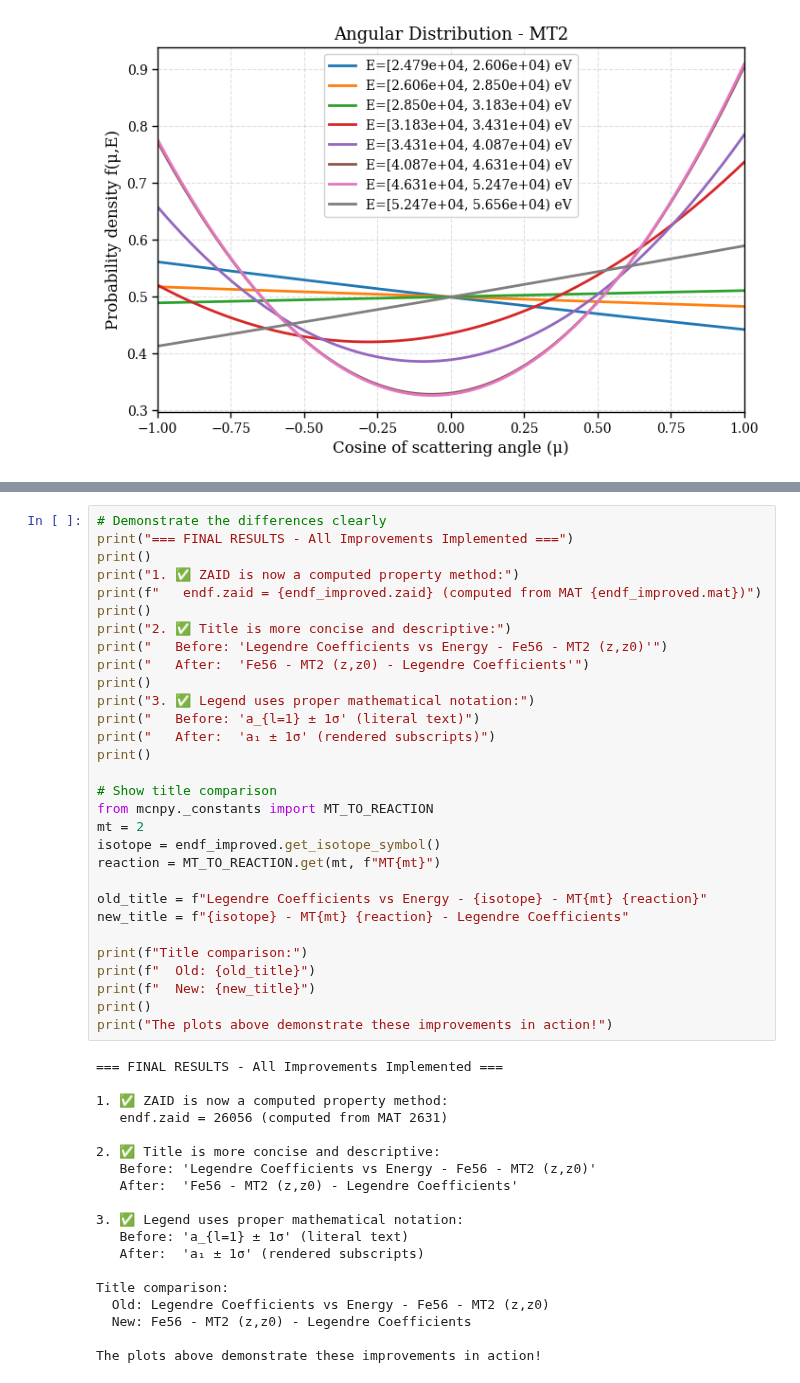
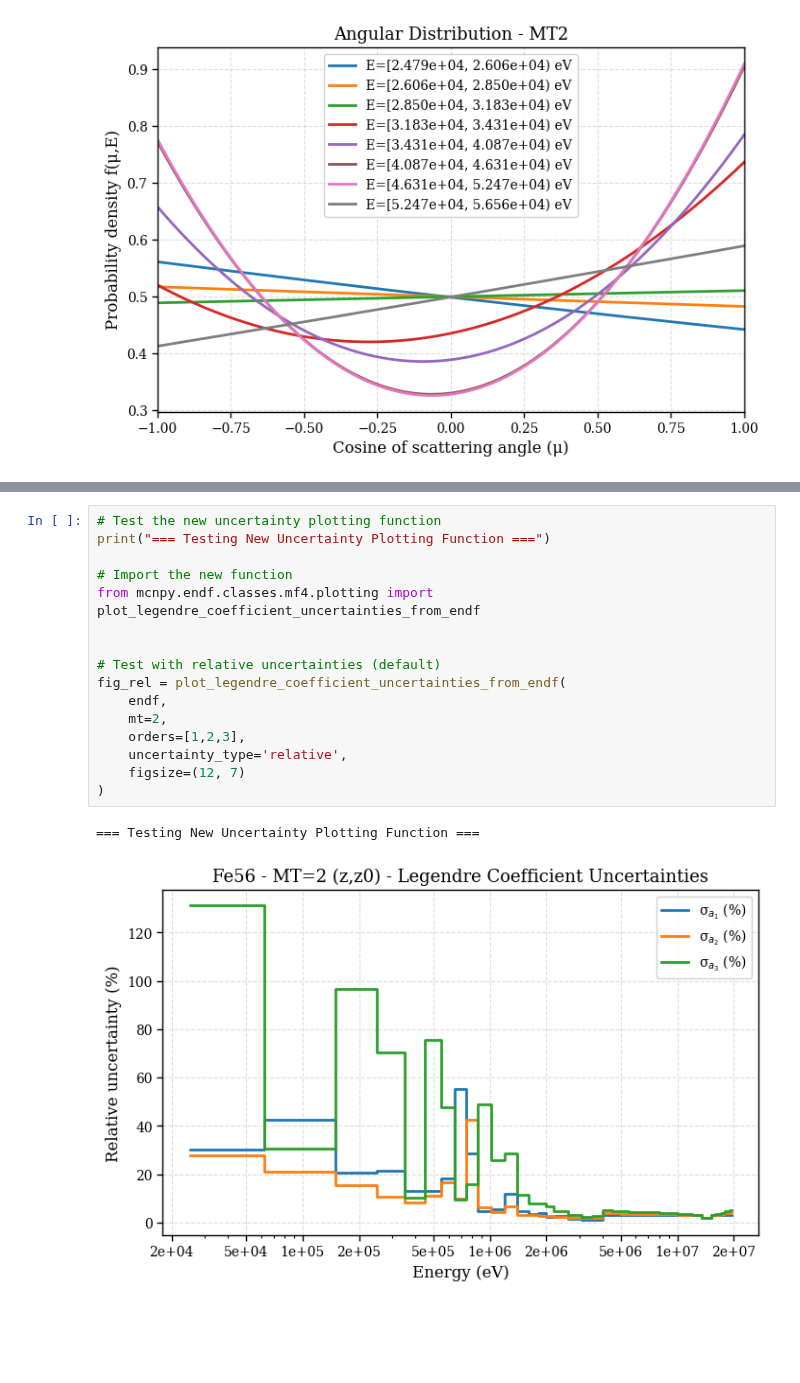
Before and after one commit to monleon96/kika, a Jupyter notebook: mcnpy/endf/classes/mf4/test_plot.ipynb, the cells around one changed output, grey strips where cells are left out. Cells and saved outputs as stored; diff of their text form; blank space fills up the shorter version.

```diff
--- a/mcnpy/endf/classes/mf4/test_plot.ipynb
+++ b/mcnpy/endf/classes/mf4/test_plot.ipynb
@@ -164,49 +166,19 @@ print("✓ Legend uses proper mathematical subscripts: a₁, a₂, a₃")
-# %%
-# Demonstrate the differences clearly
-print("=== FINAL RESULTS - All Improvements Implemented ===")
-print()
-print("1. ✅ ZAID is now a computed property method:")
-print(f"   endf.zaid = {endf_improved.zaid} (computed from MAT {endf_improved.mat})")
-print()
-print("2. ✅ Title is more concise and descriptive:")
-print("   Before: 'Legendre Coefficients vs Energy - Fe56 - MT2 (z,z0)'")
-print("   After:  'Fe56 - MT2 (z,z0) - Legendre Coefficients'")
-print()
-print("3. ✅ Legend uses proper mathematical notation:")
-print("   Before: 'a_{l=1} ± 1σ' (literal text)")
-print("   After:  'a₁ ± 1σ' (rendered subscripts)")
-print()
-
-# Show title comparison
-from mcnpy._constants import MT_TO_REACTION
-mt = 2
-isotope = endf_improved.get_isotope_symbol()
-reaction = MT_TO_REACTION.get(mt, f"MT{mt}")
-
-old_title = f"Legendre Coefficients vs Energy - {isotope} - MT{mt} {reaction}"
-new_title = f"{isotope} - MT{mt} {reaction} - Legendre Coefficients"
-
-print(f"Title comparison:")
-print(f"  Old: {old_title}")
-print(f"  New: {new_title}")
-print()
-print("The plots above demonstrate these improvements in action!")
-# %% [output]
-=== FINAL RESULTS - All Improvements Implemented ===
-
-1. ✅ ZAID is now a computed property method:
-   endf.zaid = 26056 (computed from MAT 2631)
-
-2. ✅ Title is more concise and descriptive:
-   Before: 'Legendre Coefficients vs Energy - Fe56 - MT2 (z,z0)'
-   After:  'Fe56 - MT2 (z,z0) - Legendre Coefficients'
-
-3. ✅ Legend uses proper mathematical notation:
-   Before: 'a_{l=1} ± 1σ' (literal text)
-   After:  'a₁ ± 1σ' (rendered subscripts)
-
-Title comparison:
-  Old: Legendre Coefficients vs Energy - Fe56 - MT2 (z,z0)
-  New: Fe56 - MT2 (z,z0) - Legendre Coefficients
-
-The plots above demonstrate these improvements in action!
+# %%
+# Test the new uncertainty plotting function
+print("=== Testing New Uncertainty Plotting Function ===")
+
+# Import the new function
+from mcnpy.endf.classes.mf4.plotting import plot_legendre_coefficient_uncertainties_from_endf
+
+
+# Test with relative uncertainties (default)
+fig_rel = plot_legendre_coefficient_uncertainties_from_endf(
+    endf,
+    mt=2,
+    orders=[1,2,3],
+    uncertainty_type='relative',
+    figsize=(12, 7)
+)
+# %% [output]
+=== Testing New Uncertainty Plotting Function ===
+[figure, added]
```
Also changed, not shown: parts of 9 cells of this notebook, 21 other files.
